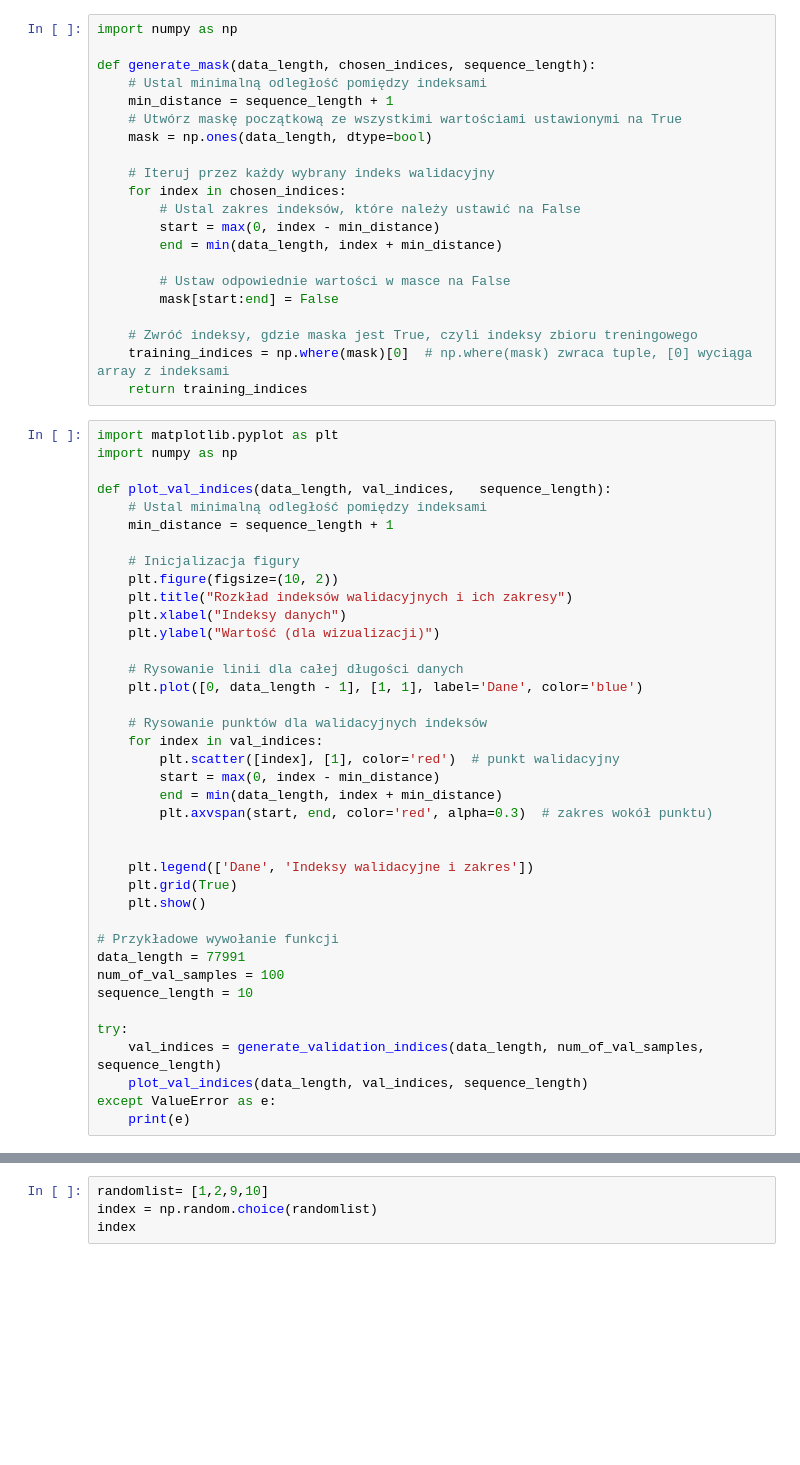
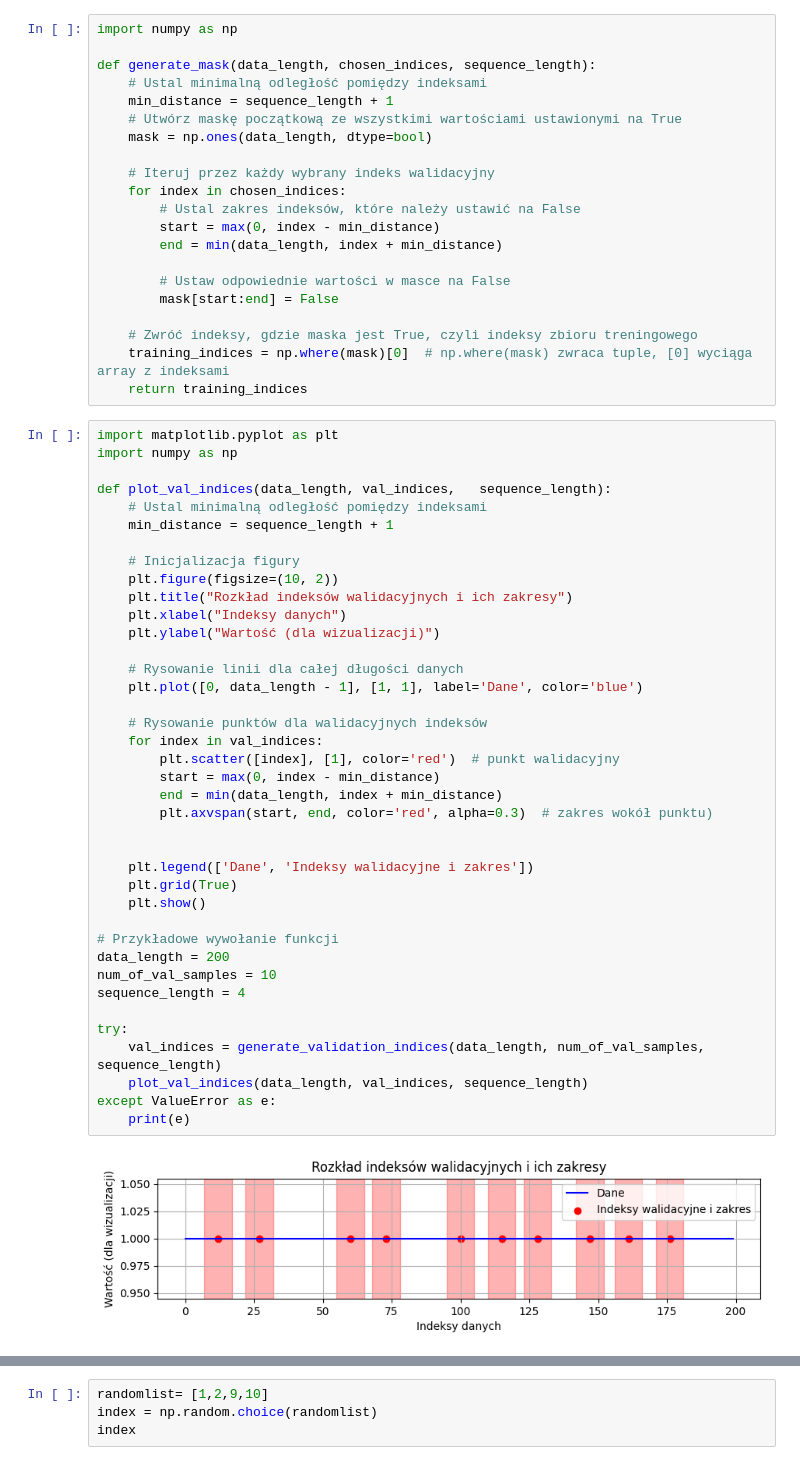
Before and after one commit to Kleczyk/Decoding_of_EEG, a Jupyter notebook: v5.ipynb, the cells around one changed output, grey strips where cells are left out. Saved outputs shown, nothing was run; the diff lists cells and outputs as text; blank space fills up the shorter version.

```diff
--- a/v5.ipynb
+++ b/v5.ipynb
@@ -595,36 +602,38 @@ def plot_val_indices(data_length, val_indices,   sequence_length):
     min_distance = sequence_length + 1
 
     # Inicjalizacja figury
     plt.figure(figsize=(10, 2))
     plt.title("Rozkład indeksów walidacyjnych i ich zakresy")
     plt.xlabel("Indeksy danych")
     plt.ylabel("Wartość (dla wizualizacji)")
 
     # Rysowanie linii dla całej długości danych
     plt.plot([0, data_length - 1], [1, 1], label='Dane', color='blue')
 
     # Rysowanie punktów dla walidacyjnych indeksów
     for index in val_indices:
         plt.scatter([index], [1], color='red')  # punkt walidacyjny
         start = max(0, index - min_distance)
         end = min(data_length, index + min_distance)
         plt.axvspan(start, end, color='red', alpha=0.3)  # zakres wokół punktu)
 
 
     plt.legend(['Dane', 'Indeksy walidacyjne i zakres'])
     plt.grid(True)
     plt.show()
 
 # Przykładowe wywołanie funkcji
-data_length = 77991
-num_of_val_samples = 100
-sequence_length = 10
+data_length = 200
+num_of_val_samples = 10
+sequence_length = 4
 
 try:
     val_indices = generate_validation_indices(data_length, num_of_val_samples, sequence_length)
     plot_val_indices(data_length, val_indices, sequence_length)
 except ValueError as e:
     print(e)
+# %% [output]
+[figure, added]
 # %%
 import matplotlib.pyplot as plt
 import numpy as np
```
Also changed, not shown: parts of 7 cells of this notebook, 2 other files.
